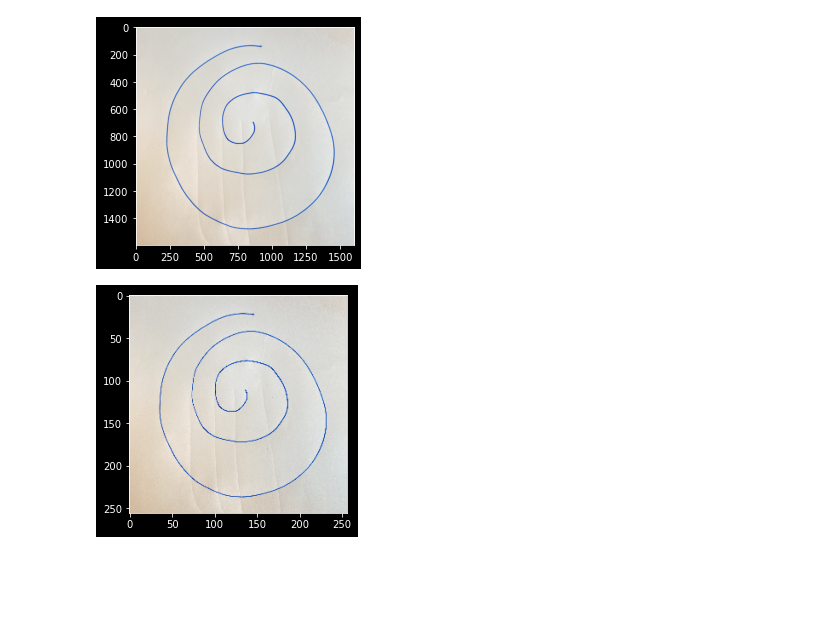
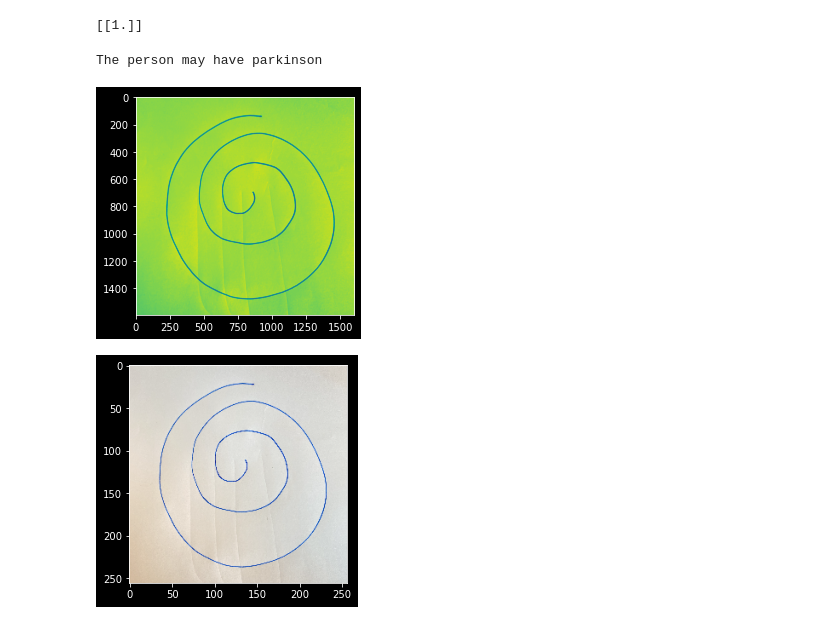
Before and after one commit to mahimairaja/Parkinson_Detection_spiral, a Jupyter notebook: Parkinson_Detection/Hand_drawings/Testing_01.ipynb, the cells around one changed output. Saved outputs shown, nothing was run; the diff lists cells and outputs as text; code cells hidden in the pictures; blank space fills up the shorter version.

```diff
--- a/Parkinson_Detection/Hand_drawings/Testing_01.ipynb
+++ b/Parkinson_Detection/Hand_drawings/Testing_01.ipynb
@@ -12,13 +51,27 @@ model = load_model('100_spiral_model.h5')
+# %%
+prediction = model.predict(np.expand_dims(resize/255, 0))
+
+print(prediction)
+# %% [output]
+[[1.]]
+# %%
+if prediction < 0.5:
+    print(f'The person is Healthy')
+else:
+    print(f'The person may have parkinson')
+# %% [output]
+The person may have parkinson
 # %%
 cur_dir = os.getcwd()
 img_path = os.path.join('/Users/mahimairaja/Desktop/image.jpg')
 
 img = cv2.imread(img_path)
 img = cv2.cvtColor(img, cv2.COLOR_BGR2RGB)
+img = cv2.cvtColor(img, cv2.COLOR_RGB2GRAY)
 plt.imshow(img)
 plt.show()
 # %% [output]
-[figure, old version]
+[figure, new version]
 # %%
 resize = tf.image.resize(img, (256,256))
 plt.imshow(resize.numpy().astype(int))
```
Also changed, not shown: parts of 4 cells of this notebook.
